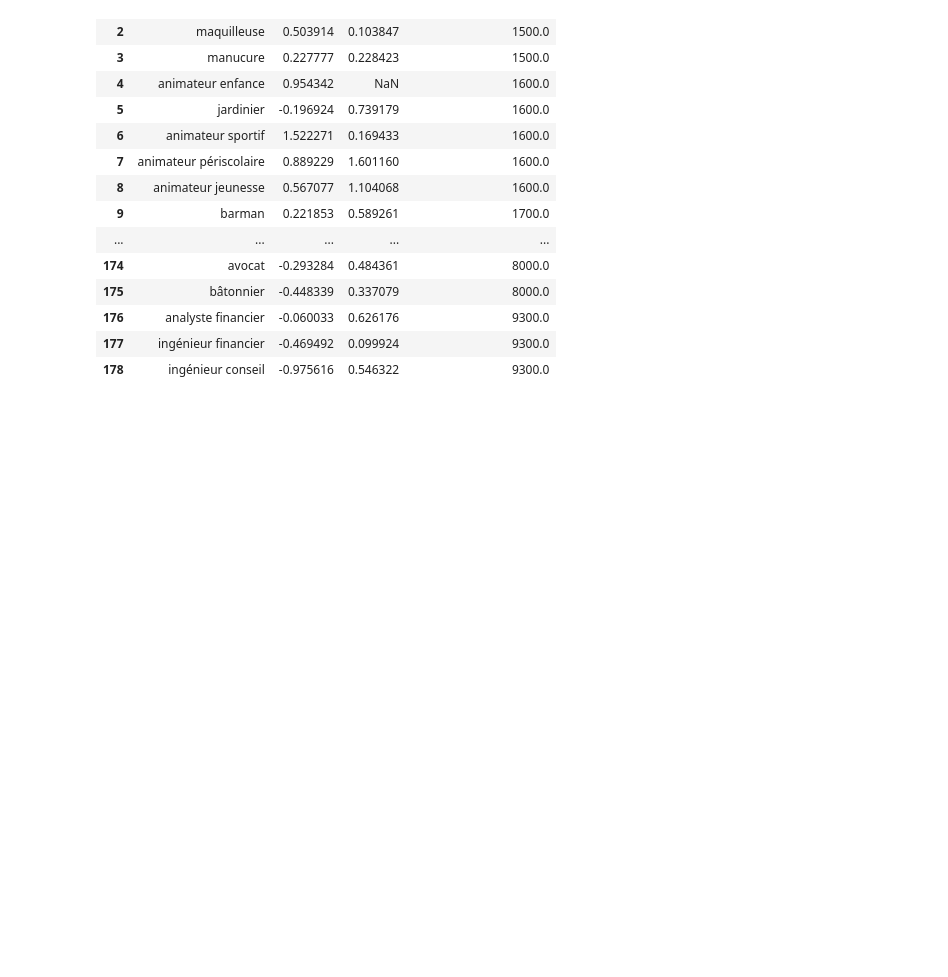
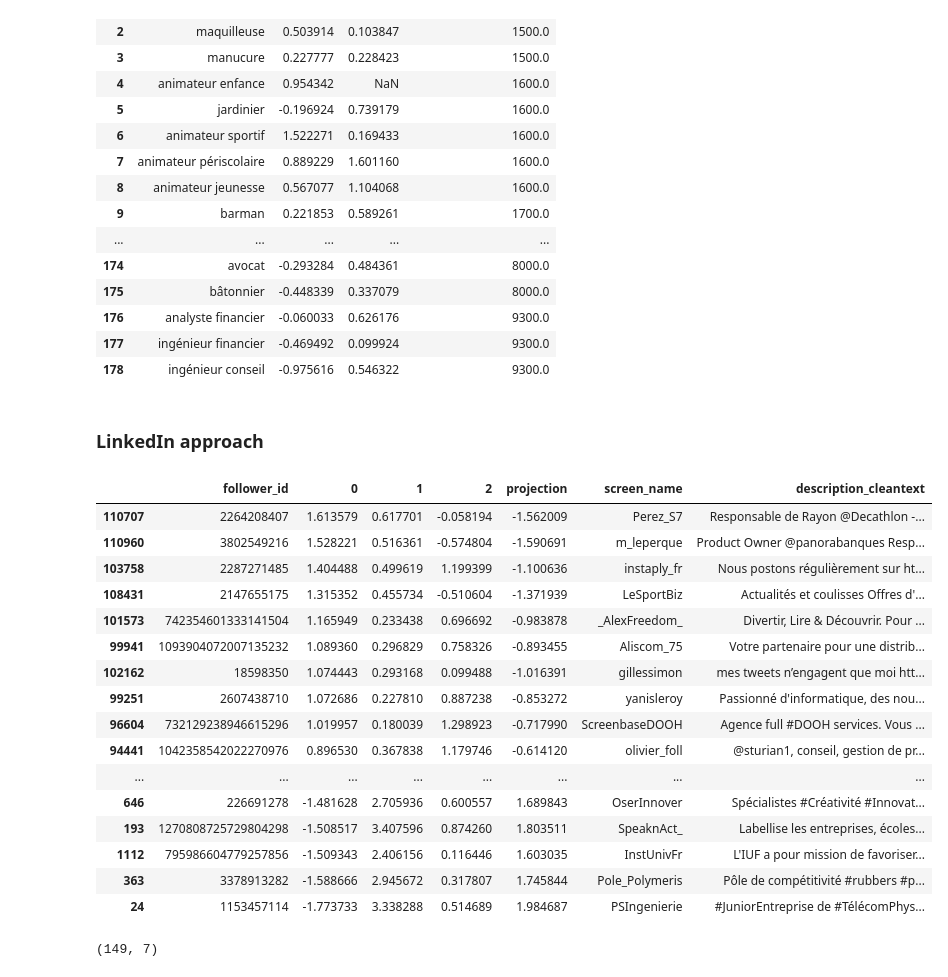
Before and after one commit to livtol99/Liv-Stage---FOCOS-Hand-Over, a Jupyter notebook: Code/Brand Validation/Income_val.ipynb, the cells around one changed output. Saved outputs shown, nothing was run; the diff lists cells and outputs as text; code cells hidden in the pictures; blank space fills up the shorter version.

```diff
--- a/Code/Brand Validation/Income_val.ipynb
+++ b/Code/Brand Validation/Income_val.ipynb
@@ -682,3 +682,5 @@ grouped
 | 176 | analyste financier | -0.060033 | 0.626176 | 9300.0 |
 | 177 | ingénieur financier | -0.469492 | 0.099924 | 9300.0 |
 | 178 | ingénieur conseil | -0.975616 | 0.546322 | 9300.0 |
+# %% [markdown]
+### LinkedIn approach
@@ -684,0 +706,47 @@ grouped
+# %%
+#Get the user bios - that later wil get added income
+# # Load the data
+
+path = '/home/livtollanes/NewData/coordinates/dim_X/'
+file = '/m1_dimx_users_bios.csv'
+df = pd.read_csv(path+file, index_col=0)
+
+#Sort the df according to the first dimenion
+df = df.sort_values(by='0', ascending=False)
+# %%
+import pandas as pd
+
+
+
+# Regex pattern to match URLs
+url_pattern = r'http[s]?://(?:[a-zA-Z]|[0-9]|[$-_@.&+]|[!*\\(\\),]|(?:%[0-9a-fA-F][0-9a-fA-F]))+'
+
+# Filter rows where the bio contains a URL
+url_bios = df[df['description_cleantext'].str.contains(url_pattern, na=False, regex=True)]
+linkedin_bios = url_bios[url_bios['description_cleantext'].str.contains('linkedin', na=False, case=False)]
+# %%
+pd.set_option('display.max_colwidth', None)
+pd.set_option('display.max_rows', None)
+linkedin_bios
+# %% [output]
+|  | follower_id | 0 | 1 | 2 | projection | screen_name | description_cleantext |
+| 110707 | 2264208407 | 1.613579 | 0.617701 | -0.058194 | -1.562009 | Perez_S7 | Responsable de Rayon @Decathlon -... |
+| 110960 | 3802549216 | 1.528221 | 0.516361 | -0.574804 | -1.590691 | m_leperque | Product Owner @panorabanques Resp... |
+| 103758 | 2287271485 | 1.404488 | 0.499619 | 1.199399 | -1.100636 | instaply_fr | Nous postons régulièrement sur ht... |
+| 108431 | 2147655175 | 1.315352 | 0.455734 | -0.510604 | -1.371939 | LeSportBiz | Actualités et coulisses Offres d'... |
+| 101573 | 742354601333141504 | 1.165949 | 0.233438 | 0.696692 | -0.983878 | _AlexFreedom_ | Divertir, Lire & Découvrir. Pour ... |
+| 99941 | 1093904072007135232 | 1.089360 | 0.296829 | 0.758326 | -0.893455 | Aliscom_75 | Votre partenaire pour une distrib... |
+| 102162 | 18598350 | 1.074443 | 0.293168 | 0.099488 | -1.016391 | gillessimon | mes tweets n’engagent que moi htt... |
+| 99251 | 2607438710 | 1.072686 | 0.227810 | 0.887238 | -0.853272 | yanisleroy | Passionné d'informatique, des nou... |
+| 96604 | 732129238946615296 | 1.019957 | 0.180039 | 1.298923 | -0.717990 | ScreenbaseDOOH | Agence full #DOOH services. Vous ... |
+| 94441 | 1042358542022270976 | 0.896530 | 0.367838 | 1.179746 | -0.614120 | olivier_foll | @sturian1, conseil, gestion de pr... |
+| ... | ... | ... | ... | ... | ... | ... | ... |
+| 646 | 226691278 | -1.481628 | 2.705936 | 0.600557 | 1.689843 | OserInnover | Spécialistes #Créativité #Innovat... |
+| 193 | 1270808725729804298 | -1.508517 | 3.407596 | 0.874260 | 1.803511 | SpeaknAct_ | Labellise les entreprises, écoles... |
+| 1112 | 795986604779257856 | -1.509343 | 2.406156 | 0.116446 | 1.603035 | InstUnivFr | L'IUF a pour mission de favoriser... |
+| 363 | 3378913282 | -1.588666 | 2.945672 | 0.317807 | 1.745844 | Pole_Polymeris | Pôle de compétitivité #rubbers #p... |
+| 24 | 1153457114 | -1.773733 | 3.338288 | 0.514689 | 1.984687 | PSIngenierie | #JuniorEntreprise de #TélécomPhys... |
+# %%
+linkedin_bios.shape
+# %% [output]
+(149, 7)
```
Also changed, not shown: parts of 1 cell of this notebook, 4 other files.
